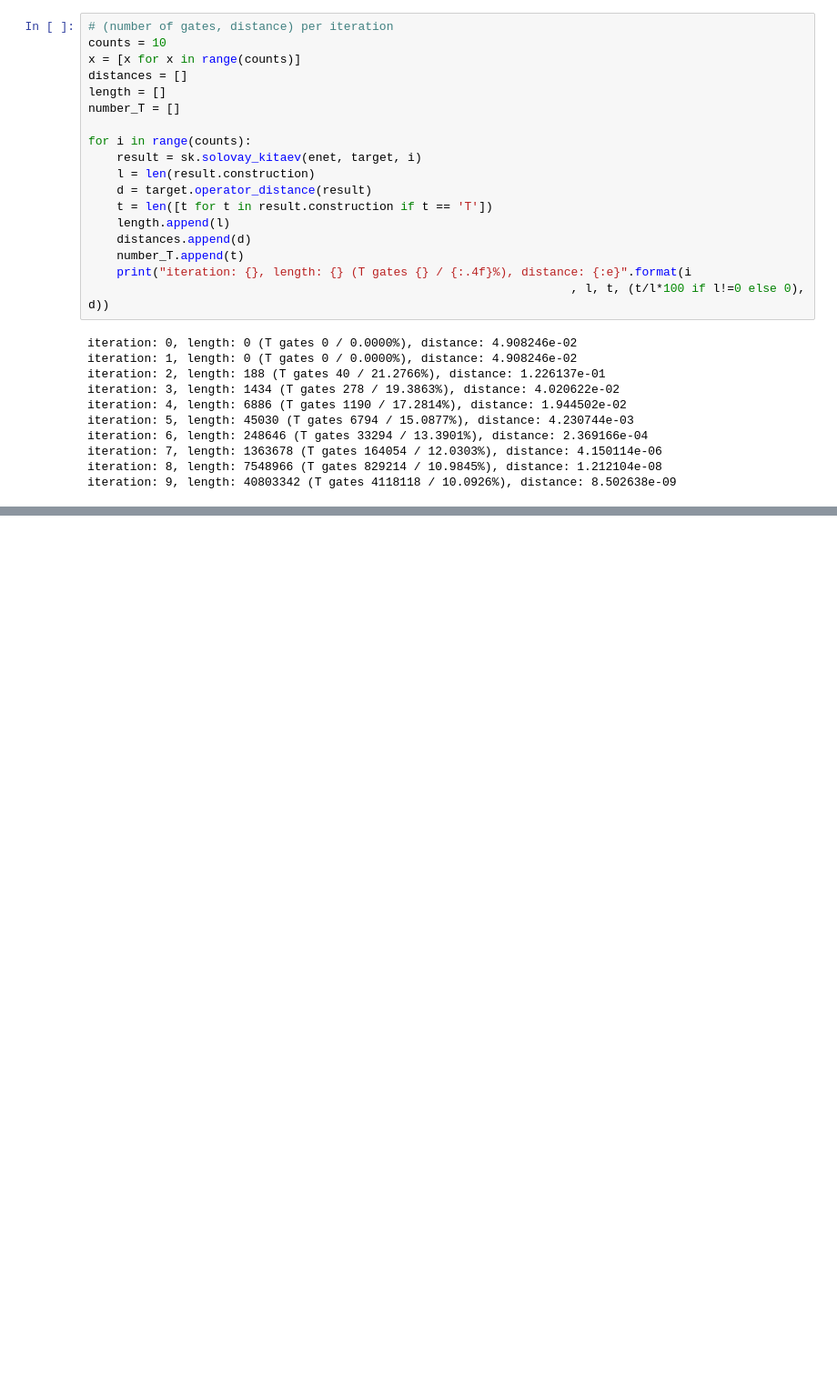
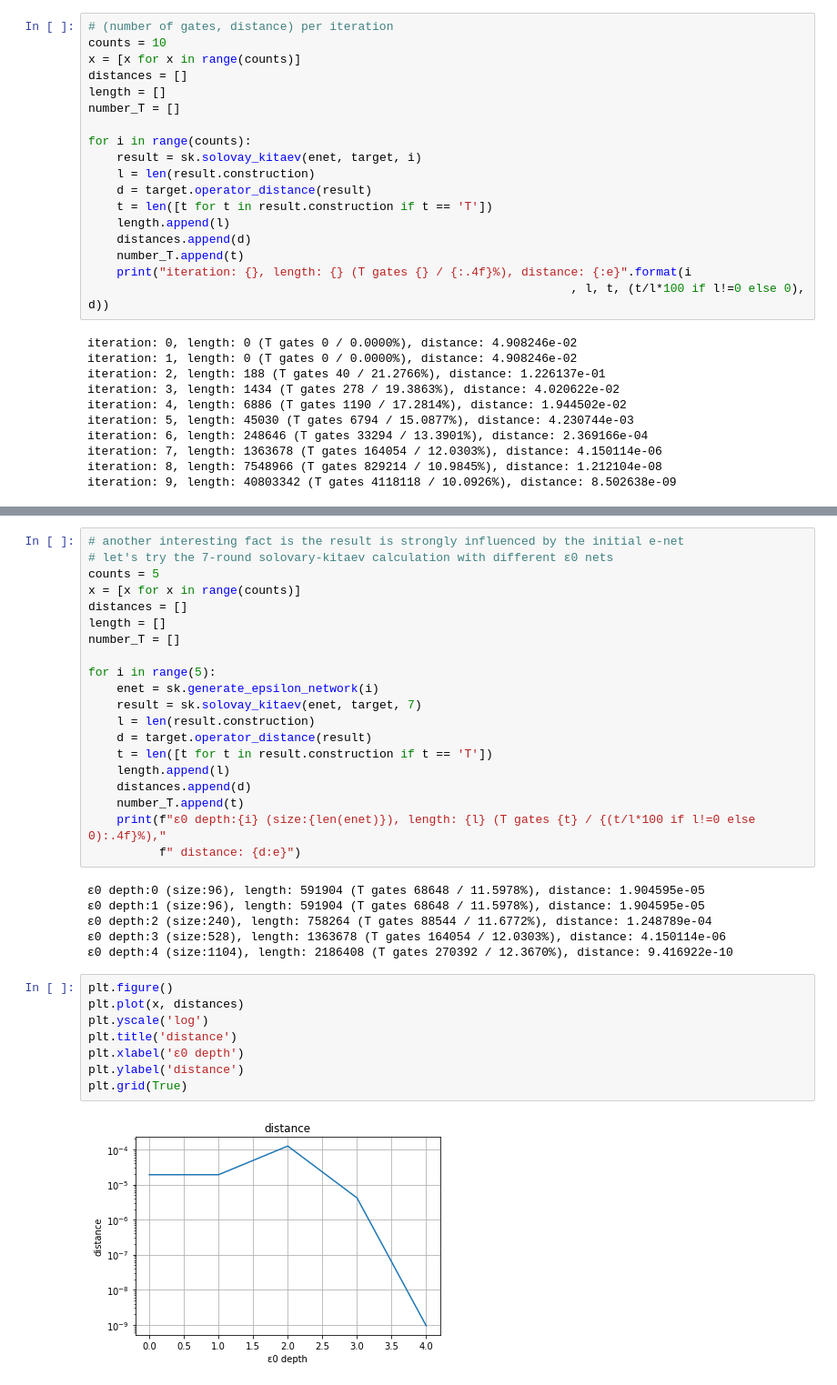
Before and after one commit to ssmi1975/solovay-kitaev-py, a Jupyter notebook: demo.ipynb, the cells around one changed output, grey strips where cells are left out. Shown: that part at 91% size. Cells and saved outputs as stored; diff of their text form; blank space fills up the shorter version.

```diff
--- a/demo.ipynb
+++ b/demo.ipynb
@@ -100,0 +99,36 @@ plt.grid(True)
+# %%
+# another interesting fact is the result is strongly influenced by the initial e-net
+# let's try the 7-round solovary-kitaev calculation with different ε0 nets
+counts = 5
+x = [x for x in range(counts)]
+distances = []
+length = []
+number_T = []
+
+for i in range(5):
+    enet = sk.generate_epsilon_network(i)
+    result = sk.solovay_kitaev(enet, target, 7)
+    l = len(result.construction)
+    d = target.operator_distance(result)
+    t = len([t for t in result.construction if t == 'T'])
+    length.append(l)
+    distances.append(d)
+    number_T.append(t)
+    print(f"ε0 depth:{i} (size:{len(enet)}), length: {l} (T gates {t} / {(t/l*100 if l!=0 else 0):.4f}%),"
+          f" distance: {d:e}")
+# %% [output]
+ε0 depth:0 (size:96), length: 591904 (T gates 68648 / 11.5978%), distance: 1.904595e-05
+ε0 depth:1 (size:96), length: 591904 (T gates 68648 / 11.5978%), distance: 1.904595e-05
+ε0 depth:2 (size:240), length: 758264 (T gates 88544 / 11.6772%), distance: 1.248789e-04
+ε0 depth:3 (size:528), length: 1363678 (T gates 164054 / 12.0303%), distance: 4.150114e-06
+ε0 depth:4 (size:1104), length: 2186408 (T gates 270392 / 12.3670%), distance: 9.416922e-10
+# %%
+plt.figure()
+plt.plot(x, distances)
+plt.yscale('log')
+plt.title('distance')
+plt.xlabel('ε0 depth')
+plt.ylabel('distance')
+plt.grid(True)
+# %% [output]
+[figure, added]
```
Also changed, not shown: parts of 4 cells of this notebook.
